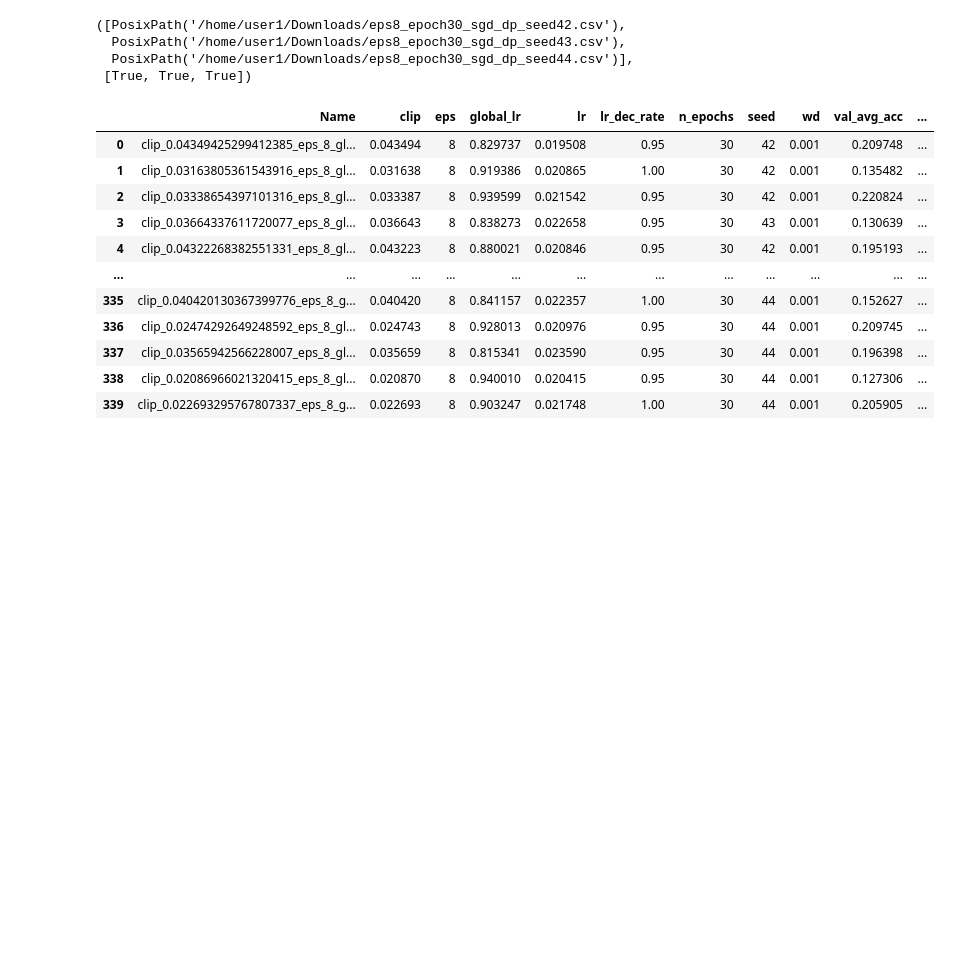
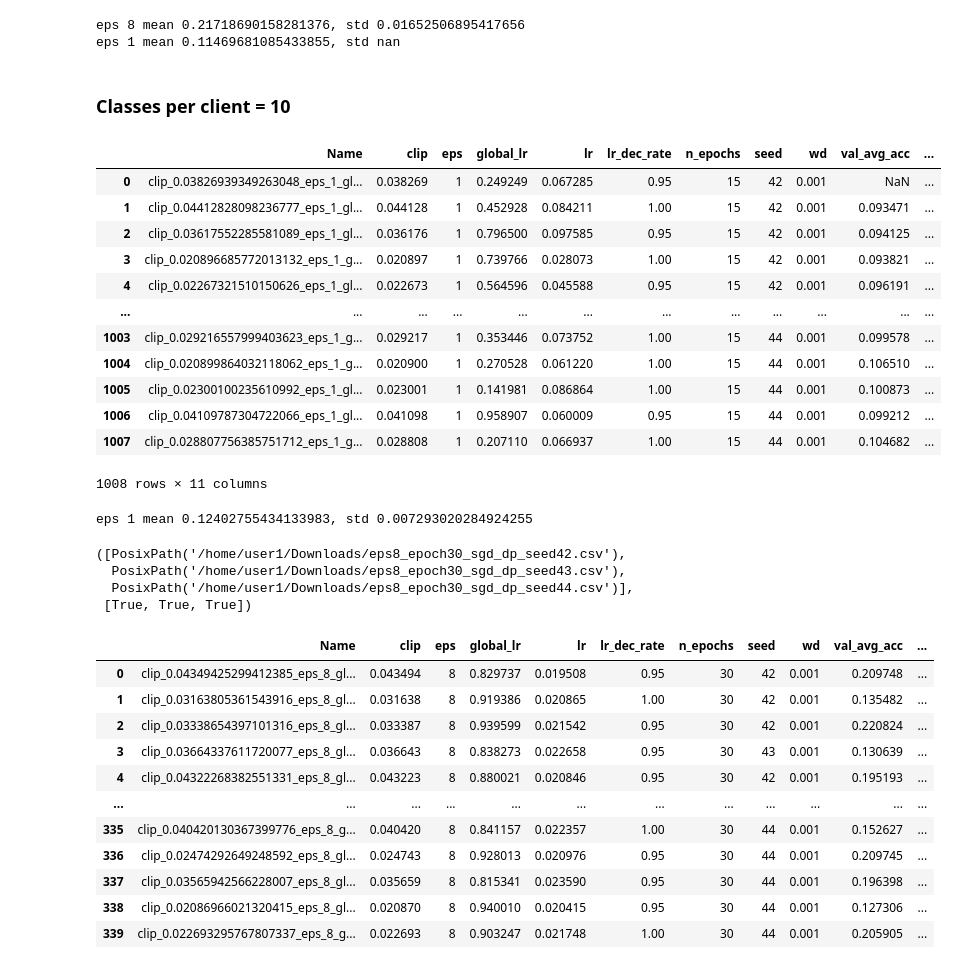
Before and after one commit to moshebeutel/fed_trainers, a Jupyter notebook: notebooks/experiment_analysis.ipynb, the cells around one changed output. Drawn from its saved outputs; the diff is of its cells as text; code cells hidden in the pictures; blank space fills up the shorter version.

```diff
--- a/notebooks/experiment_analysis.ipynb
+++ b/notebooks/experiment_analysis.ipynb
@@ -58,3 +251,40 @@ best.mean(), best.std()
+# %%
+for eps, df_eps in zip([8,1],[df8, df1]):
+
+    best = df_eps.groupby(['seed'])['val_avg_acc'].max()
+    print(f'eps {eps} mean {best.mean()}, std {best.std()}')
+# %% [output]
+eps 8 mean 0.21718690158281376, std 0.01652506895417656
+eps 1 mean 0.11469681085433855, std nan
+# %% [markdown]
+### Classes per client = 10
+# %%
+eps1_sgd_dp_cent_files = [f for f in csv_folder.iterdir() if ('sgd_dp' in f.name and 'cent' not in f.name and 'clsusr10' in f.name and 'eps1' in f.name) ]
+# eps8_sgd_dp_cent_files = [f for f in csv_folder.iterdir() if ('sgd_dp' in f.name and 'cent' not in f.name and 'clsusr10' in f.name and 'eps8' in f.name) ]
+df1 = pd.concat([pd.read_csv(f) for f in eps1_sgd_dp_cent_files], ignore_index=True)
+# df8 = pd.concat([pd.read_csv(f) for f in eps8_sgd_dp_cent_files], ignore_index=True)
+df1
+# %% [output]
+|  | Name | clip | eps | global_lr | lr | lr_dec_rate | n_epochs | seed | wd | val_avg_acc | ... |
+| 0 | clip_0.03826939349263048_eps_1_gl... | 0.038269 | 1 | 0.249249 | 0.067285 | 0.95 | 15 | 42 | 0.001 | NaN | ... |
+| 1 | clip_0.04412828098236777_eps_1_gl... | 0.044128 | 1 | 0.452928 | 0.084211 | 1.00 | 15 | 42 | 0.001 | 0.093471 | ... |
+| 2 | clip_0.03617552285581089_eps_1_gl... | 0.036176 | 1 | 0.796500 | 0.097585 | 0.95 | 15 | 42 | 0.001 | 0.094125 | ... |
+| 3 | clip_0.020896685772013132_eps_1_g... | 0.020897 | 1 | 0.739766 | 0.028073 | 1.00 | 15 | 42 | 0.001 | 0.093821 | ... |
+| 4 | clip_0.02267321510150626_eps_1_gl... | 0.022673 | 1 | 0.564596 | 0.045588 | 0.95 | 15 | 42 | 0.001 | 0.096191 | ... |
+| ... | ... | ... | ... | ... | ... | ... | ... | ... | ... | ... | ... |
+| 1003 | clip_0.029216557999403623_eps_1_g... | 0.029217 | 1 | 0.353446 | 0.073752 | 1.00 | 15 | 44 | 0.001 | 0.099578 | ... |
+| 1004 | clip_0.020899864032118062_eps_1_g... | 0.020900 | 1 | 0.270528 | 0.061220 | 1.00 | 15 | 44 | 0.001 | 0.106510 | ... |
+| 1005 | clip_0.02300100235610992_eps_1_gl... | 0.023001 | 1 | 0.141981 | 0.086864 | 1.00 | 15 | 44 | 0.001 | 0.100873 | ... |
+| 1006 | clip_0.04109787304722066_eps_1_gl... | 0.041098 | 1 | 0.958907 | 0.060009 | 0.95 | 15 | 44 | 0.001 | 0.099212 | ... |
+| 1007 | clip_0.028807756385751712_eps_1_g... | 0.028808 | 1 | 0.207110 | 0.066937 | 1.00 | 15 | 44 | 0.001 | 0.104682 | ... |
+1008 rows × 11 columns
+# %%
+for eps, df_eps in zip([1],[df1]):
+
+    best = df_eps.groupby(['seed'])['test_acc'].max()
+    print(f'eps {eps} mean {best.mean()}, std {best.std()}')
+# %% [output]
+eps 1 mean 0.12402755434133983, std 0.007293020284924255
 # %%
 csv_files = [ Path('/home/user1/Downloads/eps8_epoch30_sgd_dp_seed42.csv'), Path('/home/user1/Downloads/eps8_epoch30_sgd_dp_seed43.csv'), Path('/home/user1/Downloads/eps8_epoch30_sgd_dp_seed44.csv')]
 csv_files, [f.exists() for f in csv_files]
```
Also changed, not shown: parts of 14 cells of this notebook.
